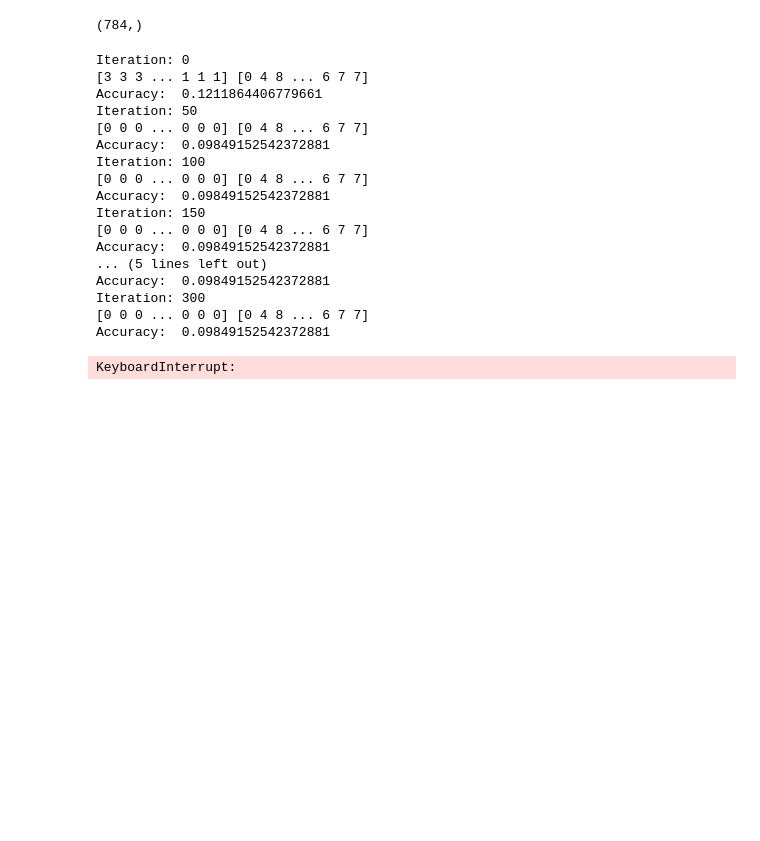
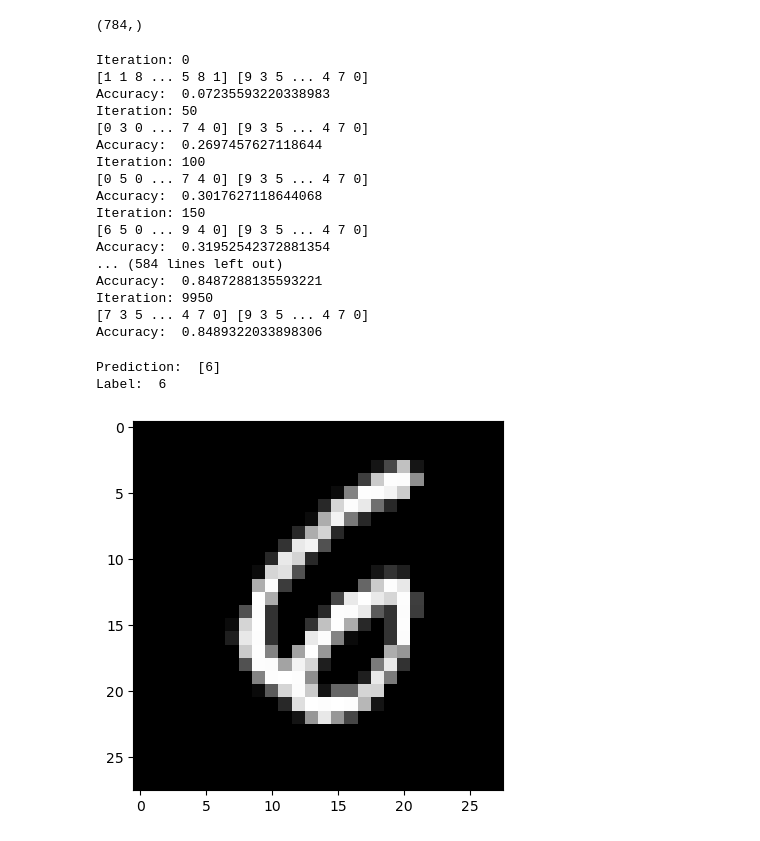
Before and after one commit to Jonathan-Flint/MNIST, a Jupyter notebook: main.ipynb, the cells around one changed output. Cells and saved outputs as stored; diff of their text form; code cells hidden in the pictures; blank space fills up the shorter version.

Commit message:
bugs fixed, 2 variables missed in fn defs + calls funs added to take user input and make prediction plus show the image

```diff
--- a/main.ipynb
+++ b/main.ipynb
@@ -281,8 +293,7 @@ def init_parameters():
     return W1, b1, W2, b2
 
 def softmax(z):
-    sum_z = np.sum(np.exp(z))
-    return np.exp(z) / sum_z
+    return np.exp(z) / sum(np.exp(z))
 
 
 def prop_forwards(W1, b1, W2, b2, X):
@@ -293,15 +304,17 @@ def prop_forwards(W1, b1, W2, b2, X):
     return Z1, A1, Z2, A2
 
 def oneHot(Y):
+    #print("One Hot Function Y Size", Y.size)
     one_hot_Y = np.zeros((Y.size, Y.max() + 1 ))
     one_hot_Y[np.arange(Y.size), Y] = 1
     one_hot_Y = one_hot_Y.T
     return one_hot_Y
 
+
 def ReLuDerivative(x):
     return x > 0
 
-def prop_backwards(Z1, A1, Z2, A2, W2, X, Y):
+def prop_backwards(Z1, A1, Z2, A2, W1, W2, X, Y):
     m = Y.size
     one_hot_Y = oneHot(Y)
     dZ2 = A2 - one_hot_Y
@@ -330,31 +343,53 @@ def desc_the_grad(X, Y, iters, L):
     W1, b1, W2, b2 = init_parameters()
     for i in range(iters):
         Z1, A1, Z2, A2 = prop_forwards(W1, b1, W2, b2, X)
-        dW1, db1, dW2, db2 = prop_backwards(Z1, A1, Z2, A2, W2, X, Y)
+        dW1, db1, dW2, db2 = prop_backwards(Z1, A1, Z2, A2, W1, W2, X, Y)
         W1, b1, W2, b2 = learn_something(W1, dW1, b1, db1, W2, dW2, b2, db2, L)
         if i % 50 == 0:
             print("Iteration: {}".format(i))
             print("Accuracy: ", get_accuracy(get_predictions(A2), Y))
     return W1, b1, W2, b2
 # %%
-W1, b1, W2, b2 = desc_the_grad(X_train, Y_train, 1000, 0.1)
-print("something not working")
+W1, b1, W2, b2 = desc_the_grad(X_train, Y_train, 10000, 0.1)
 # %% [output]
 Iteration: 0
-[3 3 3 ... 1 1 1] [0 4 8 ... 6 7 7]
-Accuracy:  0.1211864406779661
+[1 1 8 ... 5 8 1] [9 3 5 ... 4 7 0]
+Accuracy:  0.07235593220338983
 Iteration: 50
-[0 0 0 ... 0 0 0] [0 4 8 ... 6 7 7]
-Accuracy:  0.09849152542372881
+[0 3 0 ... 7 4 0] [9 3 5 ... 4 7 0]
+Accuracy:  0.2697457627118644
 Iteration: 100
-[0 0 0 ... 0 0 0] [0 4 8 ... 6 7 7]
-Accuracy:  0.09849152542372881
+[0 5 0 ... 7 4 0] [9 3 5 ... 4 7 0]
+Accuracy:  0.3017627118644068
 Iteration: 150
-[0 0 0 ... 0 0 0] [0 4 8 ... 6 7 7]
-Accuracy:  0.09849152542372881
-... (5 lines left out)
-Accuracy:  0.09849152542372881
-Iteration: 300
-[0 0 0 ... 0 0 0] [0 4 8 ... 6 7 7]
-Accuracy:  0.09849152542372881
+[6 5 0 ... 9 4 0] [9 3 5 ... 4 7 0]
+Accuracy:  0.31952542372881354
+... (584 lines left out)
+Accuracy:  0.8487288135593221
+Iteration: 9950
+[7 3 5 ... 4 7 0] [9 3 5 ... 4 7 0]
+Accuracy:  0.8489322033898306
-KeyboardInterrupt:
+# %%
+def make_a_prediction(X, W1, b1, W2, b2):
+    _, _, _, A2 = prop_forwards(W1, b1, W2, b2, X)
+    preds = get_predictions(A2)
+    return preds
+
+def test_prediction(index, W1, b1, W2, b2):
+    current_image = X_train[:, index, None]
+    prediction = make_a_prediction(X_train[:, index, None], W1, b1, W2, b2)
+    label = Y_train[index]
+    print("Prediction: ", prediction)
+    print("Label: ", label)
+
+    current_image = current_image.reshape((28, 28)) * 255
+    plt.gray()
+    plt.imshow(current_image, interpolation='nearest')
+    plt.show()
+# %%
+index = int(input("Enter a number to select an image to predict from the dataset "))
+test_prediction(index, W1, b1, W2, b2)
+# %% [output]
+Prediction:  [6]
+Label:  6
+[figure, added]
```
Also changed, not shown: parts of 3 cells of this notebook.
